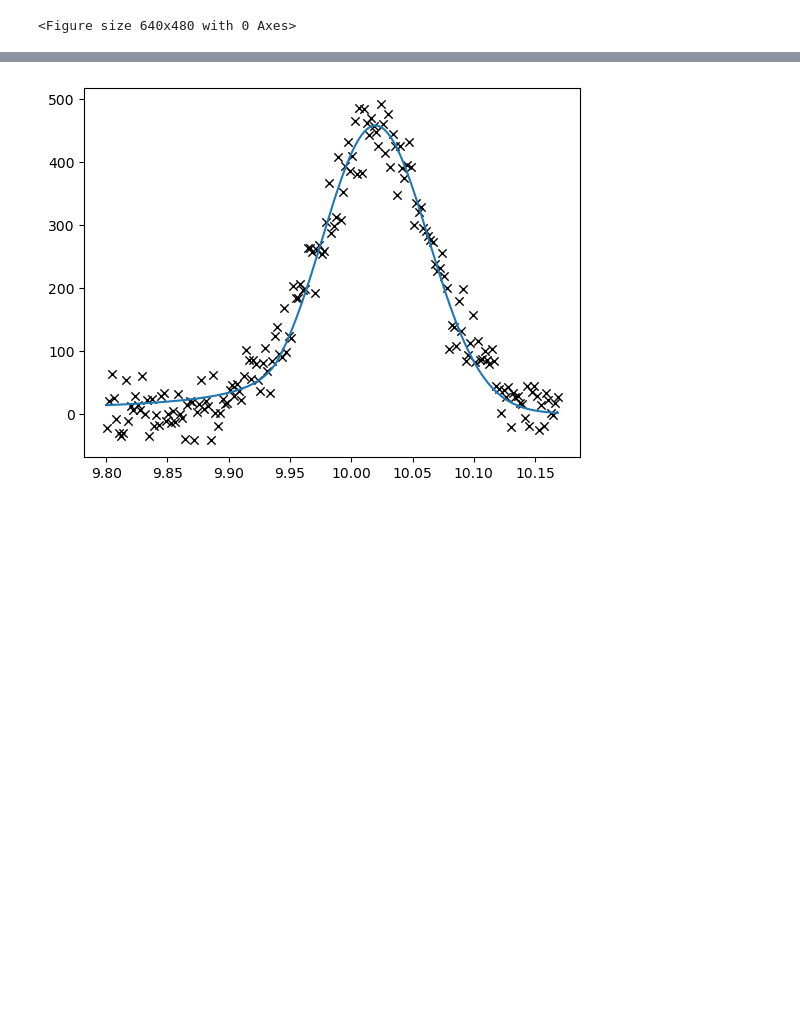
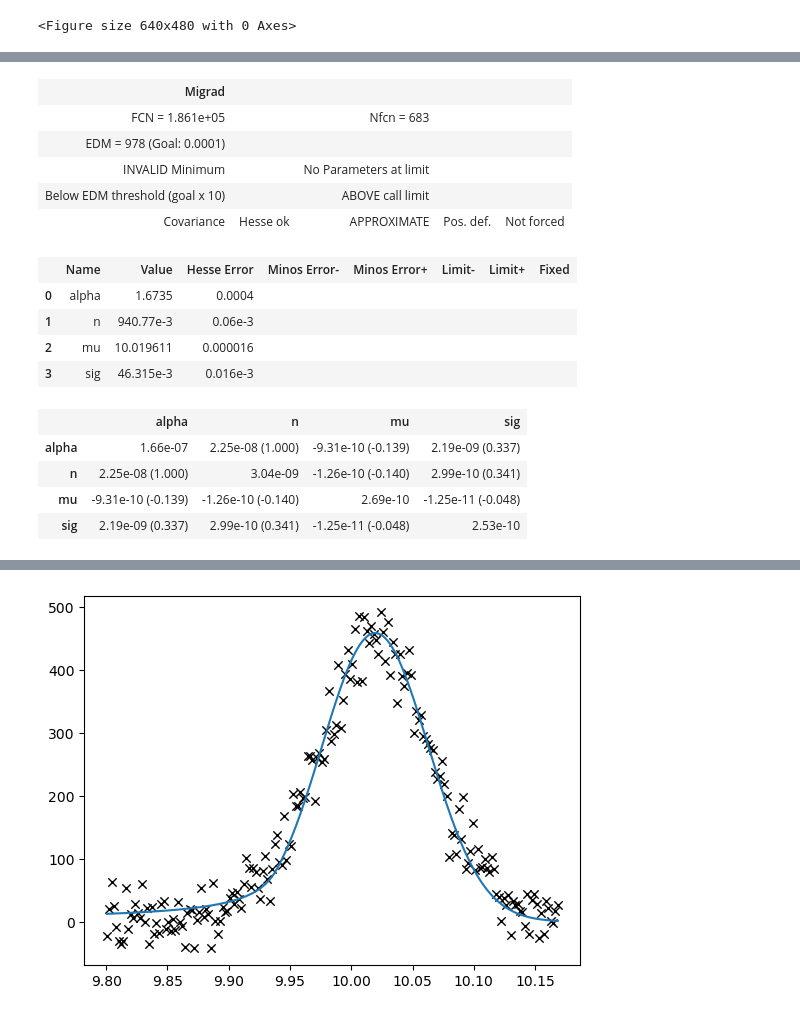
Before and after one commit to aqnemo32/project_f1_dah, a Jupyter notebook: iminuit_test.ipynb, the cells around one changed output, grey strips where cells are left out. Cells and saved outputs as stored; diff of their text form; code cells hidden in the pictures; blank space fills up the shorter version.

```diff
--- a/iminuit_test.ipynb
+++ b/iminuit_test.ipynb
@@ -187,0 +196,19 @@ cb_3.migrad()
+# %%
+cb_2.migrad(iterate = 1000)
+# %% [output]
+| Migrad |  |  |  |  |
+| FCN = 1.861e+05 |  | Nfcn = 683 |  |  |
+| EDM = 978 (Goal: 0.0001) |  |  |  |  |
+| INVALID Minimum |  | No Parameters at limit |  |  |
+| Below EDM threshold (goal x 10) |  | ABOVE call limit |  |  |
+| Covariance | Hesse ok | APPROXIMATE | Pos. def. | Not forced |
+|  | Name | Value | Hesse Error | Minos Error- | Minos Error+ | Limit- | Limit+ | Fixed |
+| 0 | alpha | 1.6735 | 0.0004 |  |  |  |  |  |
+| 1 | n | 940.77e-3 | 0.06e-3 |  |  |  |  |  |
+| 2 | mu | 10.019611 | 0.000016 |  |  |  |  |  |
+| 3 | sig | 46.315e-3 | 0.016e-3 |  |  |  |  |  |
+|  | alpha | n | mu | sig |
+| alpha | 1.66e-07 | 2.25e-08 (1.000) | -9.31e-10 (-0.139) | 2.19e-09 (0.337) |
+| n | 2.25e-08 (1.000) | 3.04e-09 | -1.26e-10 (-0.140) | 2.99e-10 (0.341) |
+| mu | -9.31e-10 (-0.139) | -1.26e-10 (-0.140) | 2.69e-10 | -1.25e-11 (-0.048) |
+| sig | 2.19e-09 (0.337) | 2.99e-10 (0.341) | -1.25e-11 (-0.048) | 2.53e-10 |
```
Also changed, not shown: parts of 7 cells of this notebook.
